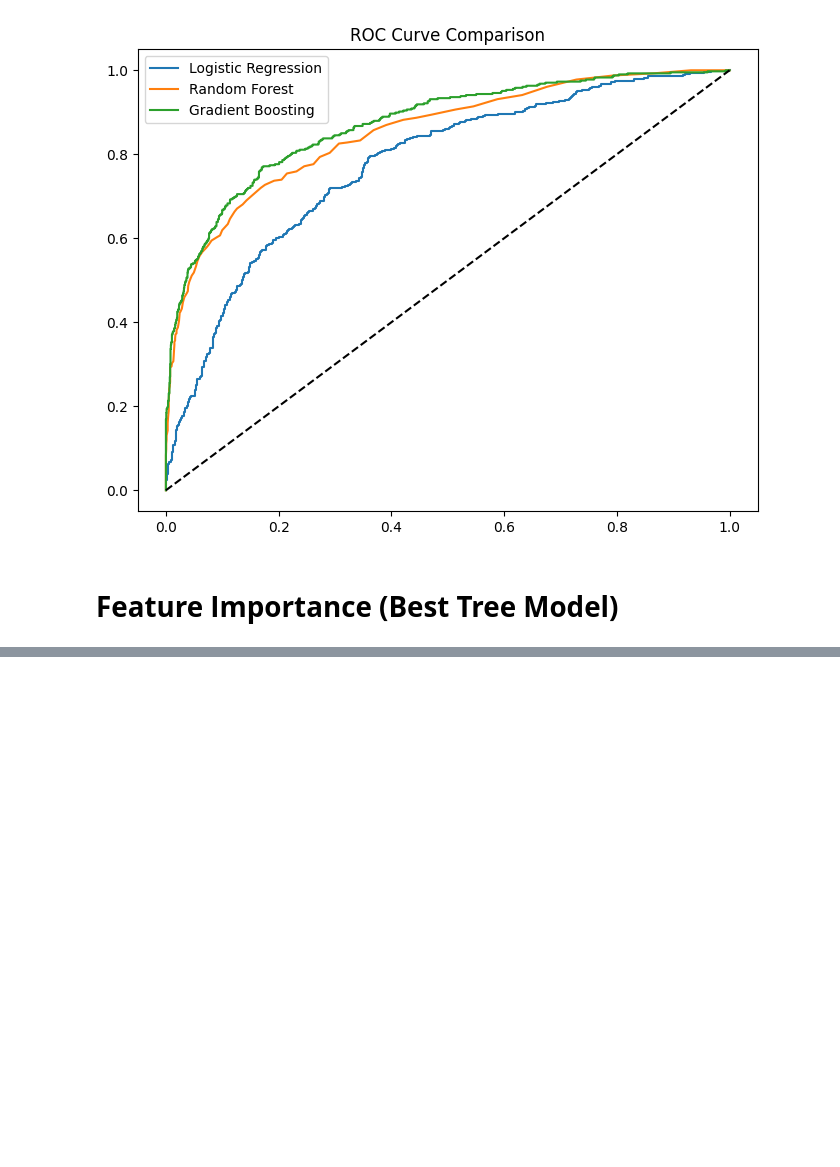
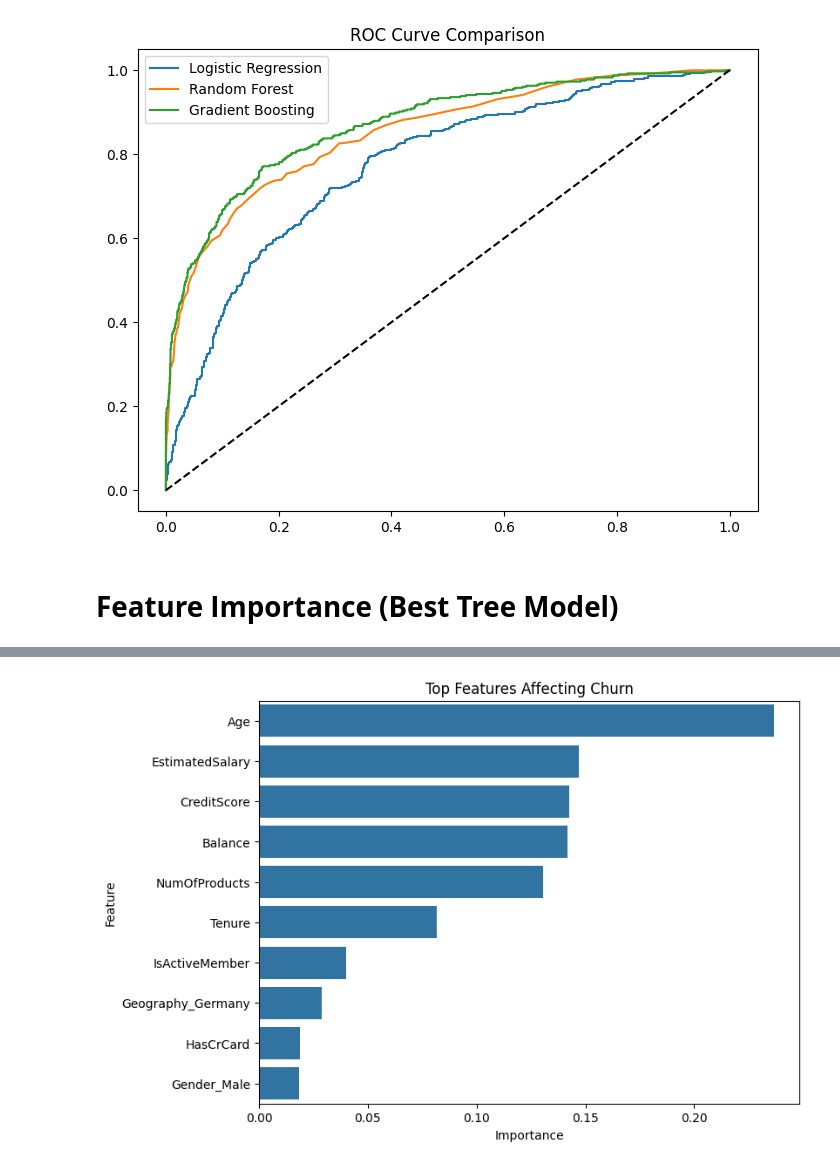
Before and after one commit to xavdx/MYDAILYWORK, a Jupyter notebook: Task_3_Customer_Churn_Prediction.ipynb, the cells around one changed output, grey strips where cells are left out. Drawn from its saved outputs; the diff is of its cells as text; code cells hidden in the pictures; blank space fills up the shorter version.

Commit message:
Added Feature importance graph, Precision-Recall curve for best model(GB) and project summary

```diff
--- a/Task_3_Customer_Churn_Prediction.ipynb
+++ b/Task_3_Customer_Churn_Prediction.ipynb
@@ -225,0 +220,11 @@ array([0.14275579, 0.23648459, 0.08181734, 0.14175643, 0.13041038,
+# %%
+#Extract feature names after preprocessing
+ohe=rf_model.named_steps['preprocessor'].named_transformers_['cat']
+encoded_features=list(ohe.get_feature_names_out(['Geography','Gender']))
+all_features=list(numerical_cols)+encoded_features
+importances=rf_model.named_steps['classifier'].feature_importances_
+feature_importance=pd.DataFrame({
+    'Feature':all_features,
+    'Importance':importances
+}).sort_values(by='Importance',ascending=False)
+feature_importance
@@ -225,0 +244,7 @@ array([0.14275579, 0.23648459, 0.08181734, 0.14175643, 0.13041038,
+# %%
+plt.figure(figsize=(8,6))
+sns.barplot(data=feature_importance.head(10),x="Importance",y="Feature")
+plt.title("Top Features Affecting Churn")
+plt.show()
+# %% [output]
+[figure, added]
```
Also changed, not shown: parts of 4 cells of this notebook.
